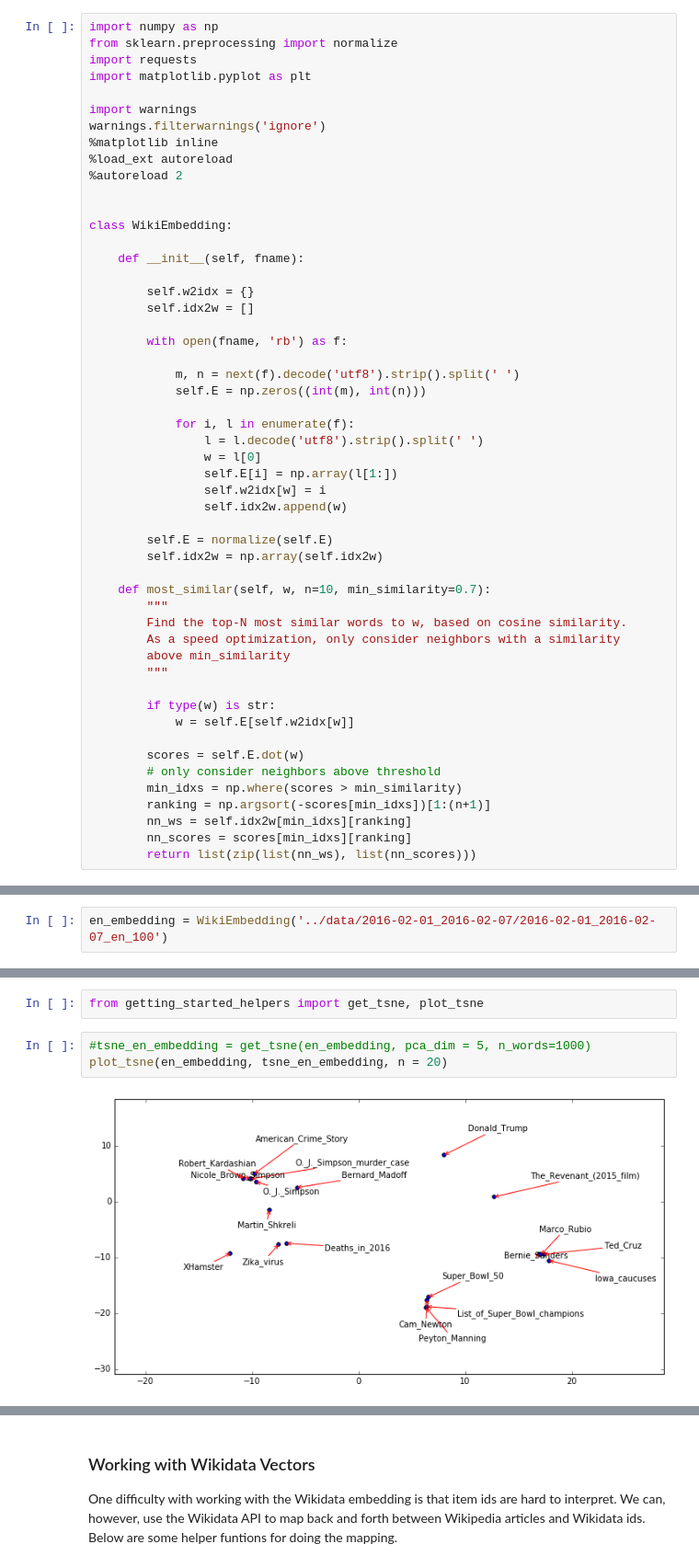
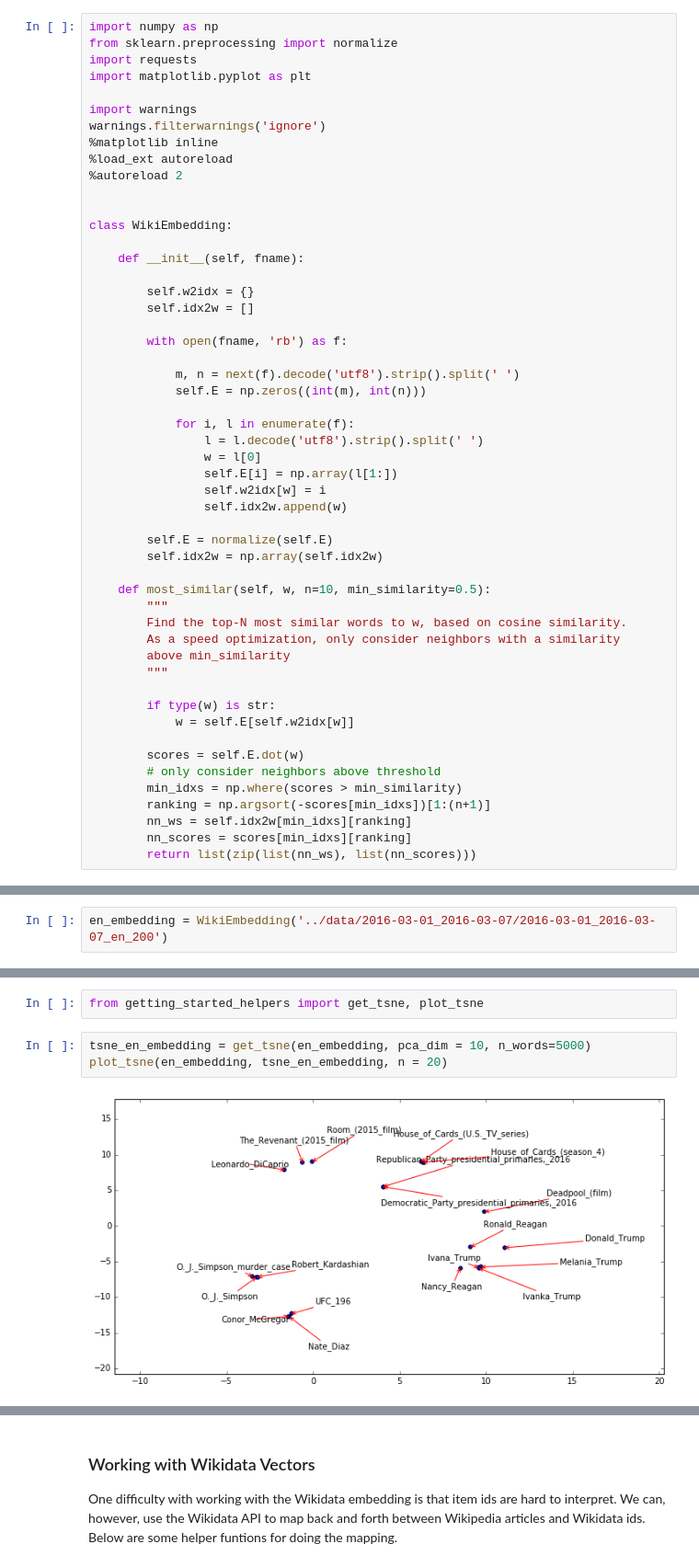
Before and after one commit to ewulczyn/wiki-vectors, a Jupyter notebook: src/Wikipedia Vectors - Getting Started.ipynb, the cells around one changed output, grey strips where cells are left out. Shown at 92% size. Saved outputs shown, nothing was run; the diff lists cells and outputs as text.

```diff
--- a/src/Wikipedia Vectors - Getting Started.ipynb
+++ b/src/Wikipedia Vectors - Getting Started.ipynb
@@ -47,7 +47,7 @@ class WikiEmbedding:
         self.E = normalize(self.E)
         self.idx2w = np.array(self.idx2w)
 
-    def most_similar(self, w, n=10, min_similarity=0.7):
+    def most_similar(self, w, n=10, min_similarity=0.5):
         """
         Find the top-N most similar words to w, based on cosine similarity.
         As a speed optimization, only consider neighbors with a similarity
@@ -74,3 +71,3 @@ Here we load an embedding over English Wikipedia articles trained on reading ses
 # %%
-en_embedding = WikiEmbedding('../data/2016-02-01_2016-02-07/2016-02-01_2016-02-07_en_100')
+en_embedding = WikiEmbedding('../data/2016-03-01_2016-03-07/2016-03-01_2016-03-07_en_200')
 # %%
@@ -107,8 +104,8 @@ The [t-SNE](https://en.wikipedia.org/wiki/T-distributed_stochastic_neighbor_embe
 # %%
 from getting_started_helpers import get_tsne, plot_tsne
 # %%
-#tsne_en_embedding = get_tsne(en_embedding, pca_dim = 5, n_words=1000)
+tsne_en_embedding = get_tsne(en_embedding, pca_dim = 10, n_words=5000)
 plot_tsne(en_embedding, tsne_en_embedding, n = 20)
 # %% [output]
-[figure, old version]
+[figure, new version]
 # %% [markdown]
```
Also changed, not shown: parts of 9 cells of this notebook, 7 other files.
